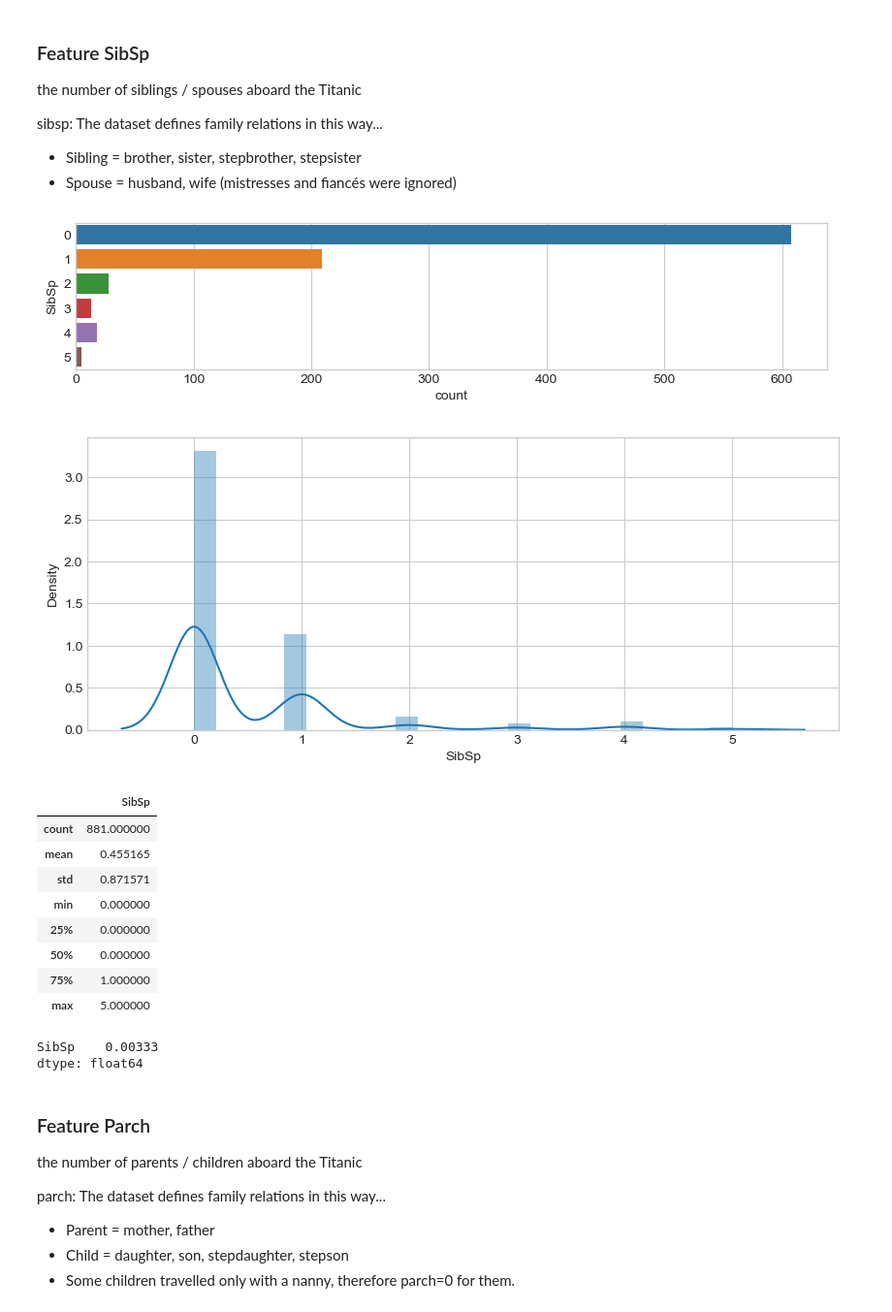
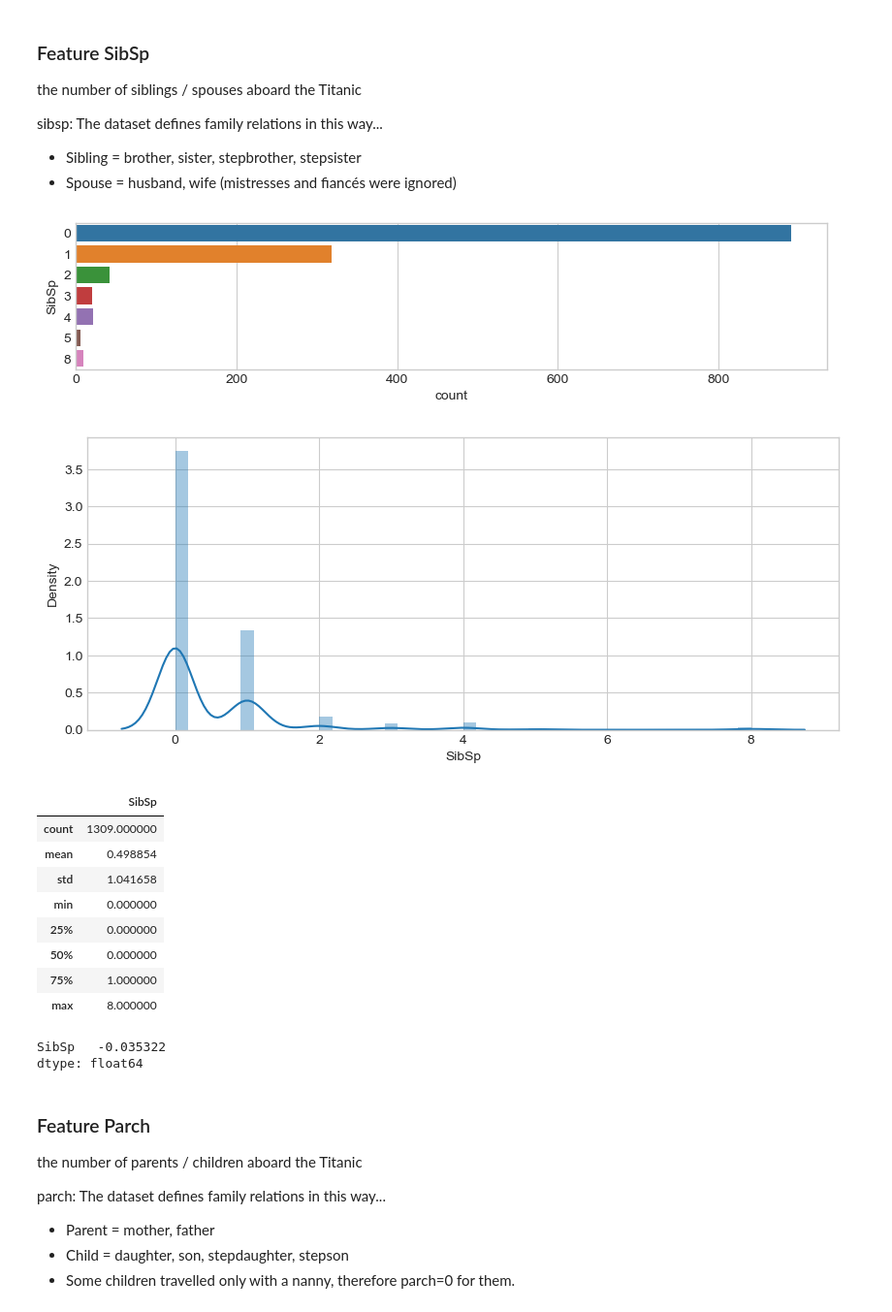
Before and after one commit to PaphobGun/ml-titanic, a Jupyter notebook: Titanic.ipynb, the cells around one changed output. Shown at 97% size. Cells and saved outputs as stored; diff of their text form; code cells hidden in the pictures.

```diff
--- a/Titanic.ipynb
+++ b/Titanic.ipynb
@@ -211,3 +196,0 @@ train.loc[Outlier_indices_to_drop]
-# %%
-# Drop outliers
-train = train.drop(Outlier_indices_to_drop, axis = 0).reset_index(drop=True)
@@ -439,29 +436,29 @@ sibsp: The dataset defines family relations in this way...
 + Spouse = husband, wife (mistresses and fiancés were ignored)
 # %%
 plt.figure(figsize=(10, 2), dpi=100)
-sns.countplot(y='SibSp',data=train);
+sns.countplot(y='SibSp',data=df);
 # %% [output]
-[figure, old version]
+[figure, new version]
 # %%
 plt.figure(figsize=(10, 4), dpi=100)
-sns.distplot(train['SibSp']);
+sns.distplot(df['SibSp']);
 # %% [output]
-[figure, old version]
+[figure, new version]
 # %%
-train[['SibSp']].describe()
+df[['SibSp']].describe()
 # %% [output]
 |  | SibSp |
-| count | 881.000000 |
-| mean | 0.455165 |
-| std | 0.871571 |
+| count | 1309.000000 |
+| mean | 0.498854 |
+| std | 1.041658 |
 | min | 0.000000 |
 | 25% | 0.000000 |
 | 50% | 0.000000 |
 | 75% | 1.000000 |
-| max | 5.000000 |
+| max | 8.000000 |
 # %%
-train[['SibSp']].corrwith(train['Survived'])
+df[['SibSp']].corrwith(df['Survived'])
 # %% [output]
-SibSp    0.00333
+SibSp   -0.035322
 dtype: float64
 # %%
```
Also changed, not shown: parts of 141 cells of this notebook, 1 other file.
